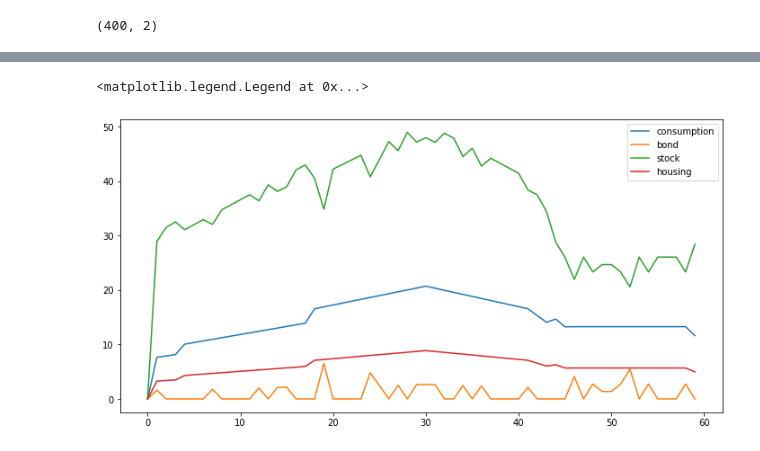
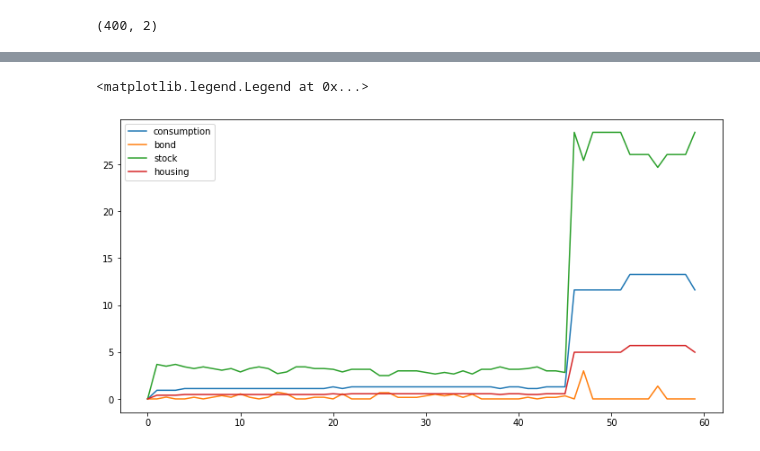
Before and after one commit to dongxulee/VectorizationGPU, a Jupyter notebook: 401k/vectorizeAll.ipynb, the cells around one changed output, grey strips where cells are left out. Saved outputs shown, nothing was run; the diff lists cells and outputs as text; code cells hidden in the pictures.

Commit message:
add employment feature

```diff
--- a/401k/vectorizeAll.ipynb
+++ b/401k/vectorizeAll.ipynb
@@ -130,40 +151,26 @@ def fit(v, w_next, n_next, s_next):
 %%time
 for t in range(T_max-1,T_min, -1):
     print(t)
-    # x = [w,s], a = [c,b,k,h]
-    income = yAT(t,X)
-    budget1 = income + X[:,0]
-#     h = budget1*A[:,0]/pr
-#     budget2 = budget1*(1-A[:,0])
-#     c = budget2*A[:,1]
-#     budget3 = budget2*(1-A[:,1])
-#     k = budget3*A[:,2]
-#     b = budget3*(1-A[:,2])
-    h = budget1*A[:,0]*0.3/pr
-    c = budget1*A[:,0]*0.7
-    budget2 = budget1*(1-A[:,0])
-    k = budget2*A[:,1]
-    b = budget2*(1-A[:,1])
-    actions = jnp.column_stack((c,b,k,h))
+    actions = feasibleActions(t)
     # if right before the terminal state
     if t == T_max - 1:
-        w_next, n_next, s_next, prob_next = transition_to_rent(X,actions,t)
+        w_next, n_next, s_next, e_next, prob_next = transition_to_rent(X,actions,t)
         Q = u_rent(actions) + beta * dotProduct(prob_next, uB(w_next+n_next),t)
         V = Q.reshape(nX,nA).max(axis = 1)
         cbkh = actions[:nA][Q.reshape(nX,nA).argmax(axis = 1)]
     else:
-        w_next, n_next, s_next, prob_next = transition_to_rent(X,actions,t)
+        w_next, n_next, s_next, e_next, prob_next = transition_to_rent(X,actions,t)
         Q = u_rent(actions) + beta * dotProduct(prob_next, Pa[t] *
-                                                fit(V, w_next, n_next, s_next)
+                                                fit(V, w_next, n_next, s_next, e_next)
                                                 + (1-Pa[t]) * uB(w_next+n_next), t)
         V = Q.reshape(nX,nA).max(axis = 1)
         cbkh = actions[:nA][Q.reshape(nX,nA).argmax(axis = 1)]
 
-    Vgrid[:,:,:,t] = V.reshape(dim)
-    cgrid[:,:,:,t] = cbkh[:,0].reshape(dim)
-    bgrid[:,:,:,t] = cbkh[:,1].reshape(dim)
-    kgrid[:,:,:,t] = cbkh[:,2].reshape(dim)
-    hgrid[:,:,:,t] = cbkh[:,3].reshape(dim)
+    Vgrid[:,:,:,:,t] = V.reshape(dim)
+    cgrid[:,:,:,:,t] = cbkh[:,0].reshape(dim)
+    bgrid[:,:,:,:,t] = cbkh[:,1].reshape(dim)
+    kgrid[:,:,:,:,t] = cbkh[:,2].reshape(dim)
+    hgrid[:,:,:,:,t] = cbkh[:,3].reshape(dim)
 # %% [output]
 59
 58
@@ -185,14 +192,15 @@ Wall time: 39.9 s
 # %%
 # plot consumption against time
 wealthLevel = 5
 retirement = 5
 econState = 5
+employ = 1
 plt.figure(figsize = [12,6])
-plt.plot(cgrid[wealthLevel,retirement,econState,:], label = "consumption")
-plt.plot(bgrid[wealthLevel,retirement,econState,:], label = "bond")
-plt.plot(kgrid[wealthLevel,retirement,econState,:], label = "stock")
-plt.plot(hgrid[wealthLevel,retirement,econState,:]*pr, label = "housing")
+plt.plot(cgrid[wealthLevel,retirement,econState,employ,:], label = "consumption")
+plt.plot(bgrid[wealthLevel,retirement,econState,employ,:], label = "bond")
+plt.plot(kgrid[wealthLevel,retirement,econState,employ,:], label = "stock")
+plt.plot(hgrid[wealthLevel,retirement,econState,employ,:]*pr, label = "housing")
 legend()
 # %% [output]
 <matplotlib.legend.Legend at 0x...>
-[figure, old version]
+[figure, new version]
```
Also changed, not shown: parts of 8 cells of this notebook, 5 other files.
